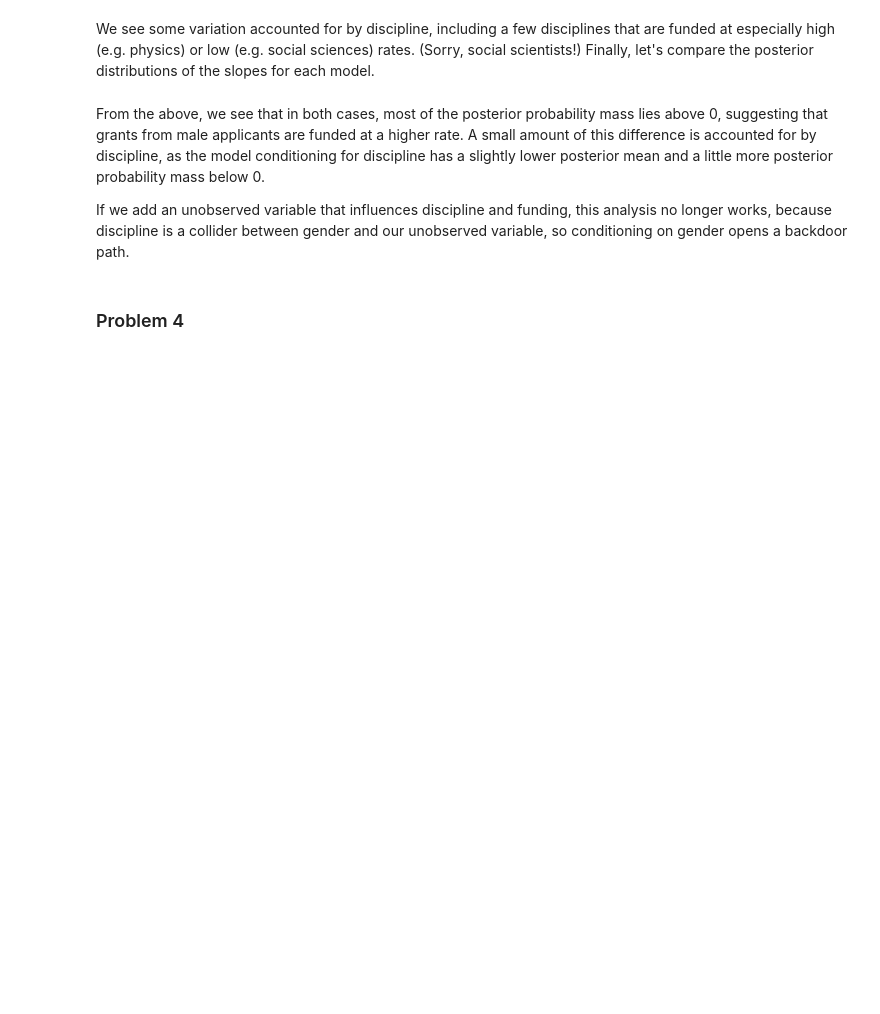
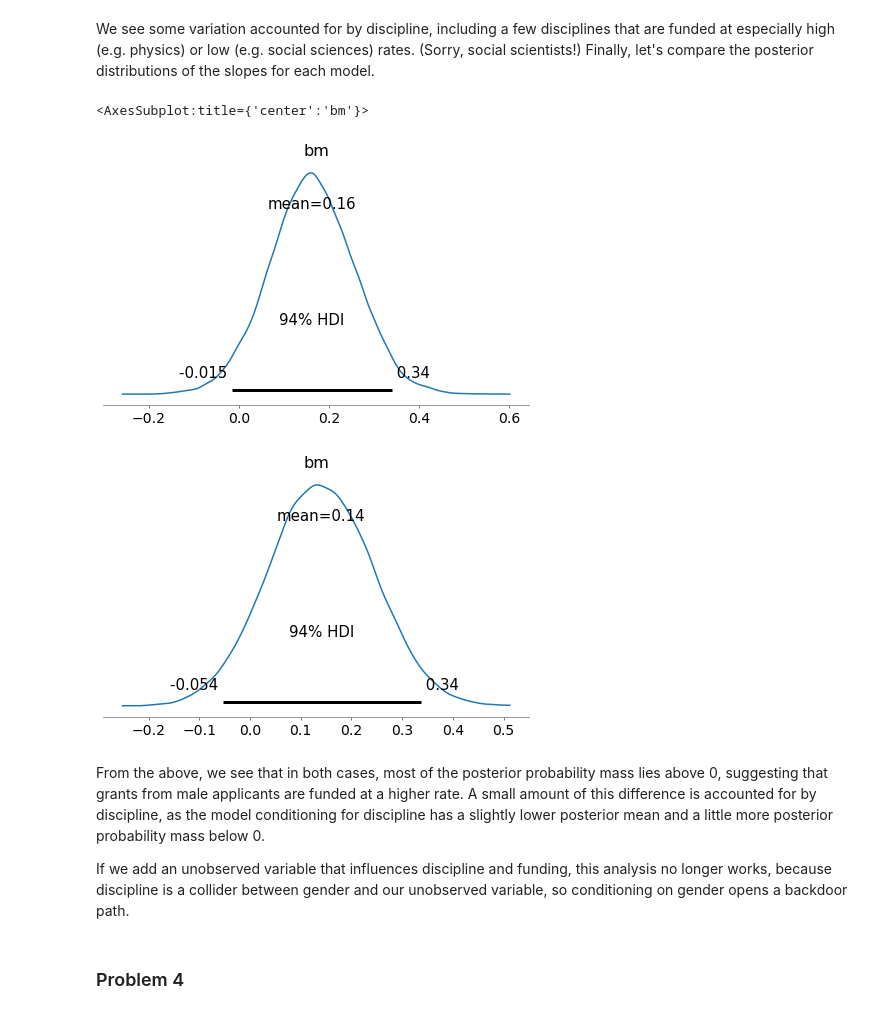
Before and after one commit to mpdylan/INFO510-public, a Jupyter notebook: notebooks/solutions/exams/final_f20_solution.ipynb, the cells around one changed output. Drawn from its saved outputs; the diff is of its cells as text; code cells hidden in the pictures; blank space fills up the shorter version.

```diff
--- a/notebooks/solutions/exams/final_f20_solution.ipynb
+++ b/notebooks/solutions/exams/final_f20_solution.ipynb
@@ -248,8 +263,12 @@ with pm.Model() as bivariate_model:
 # %% [markdown]
 We see some variation accounted for by discipline, including a few disciplines that are funded at especially high (e.g. physics) or low (e.g. social sciences) rates. (Sorry, social scientists!) Finally, let's compare the posterior distributions of the slopes for each model.
 # %%
-pm.plot_posterior(trace_univariate, var_names = ['bm'])
-pm.plot_posterior(trace_bivariate, var_names = ['bm'])
+az.plot_posterior(trace_univariate, var_names = ['bm'])
+az.plot_posterior(trace_bivariate, var_names = ['bm'])
+# %% [output]
+<AxesSubplot:title={'center':'bm'}>
+[figure, added]
+[figure, added]
 # %% [markdown]
 From the above, we see that in both cases, most of the posterior probability mass lies above 0, suggesting that grants from male applicants are funded at a higher rate. A small amount of this difference is accounted for by discipline, as the model conditioning for discipline has a slightly lower posterior mean and a little more posterior probability mass below 0.
 
```
Also changed, not shown: parts of 16 cells of this notebook, 5 other files.
